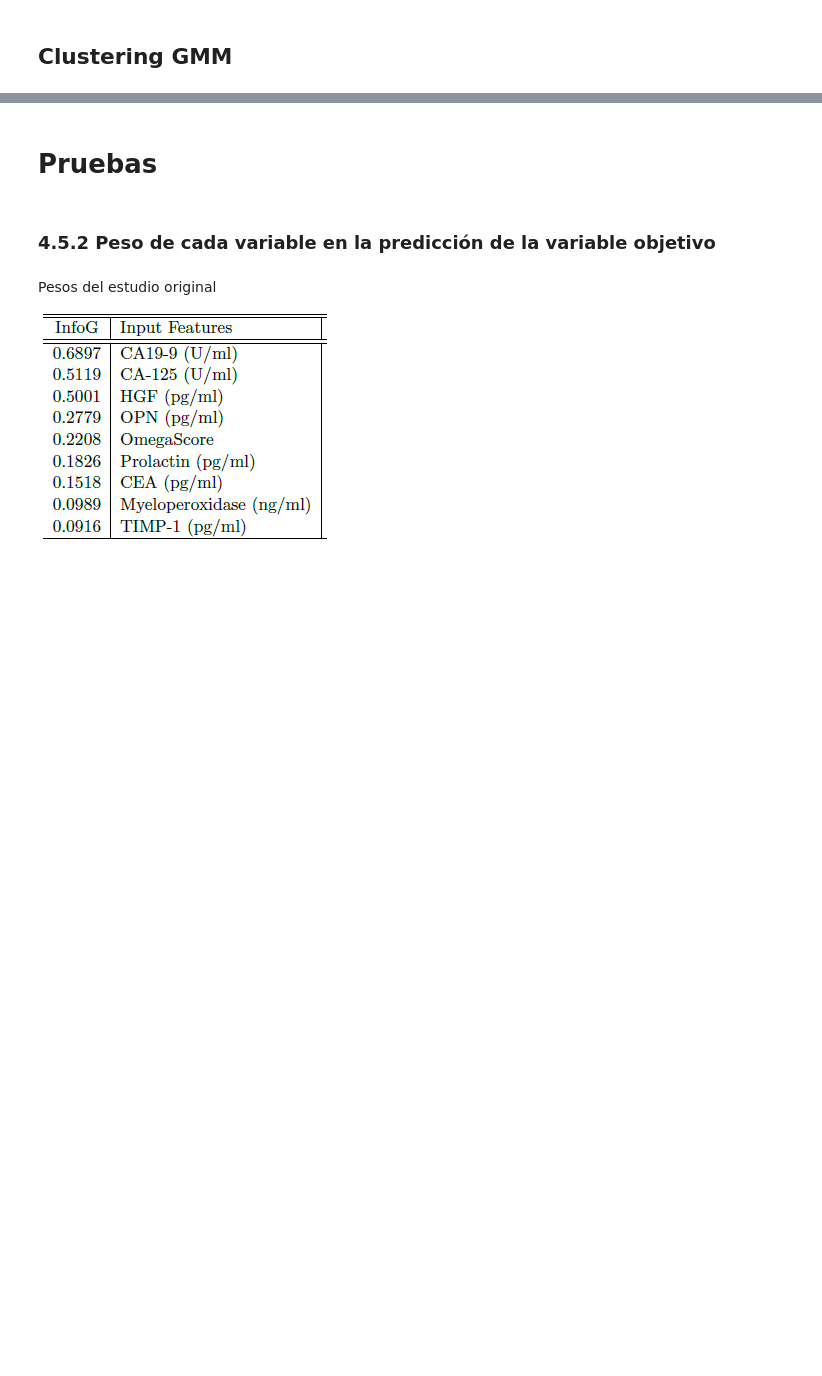
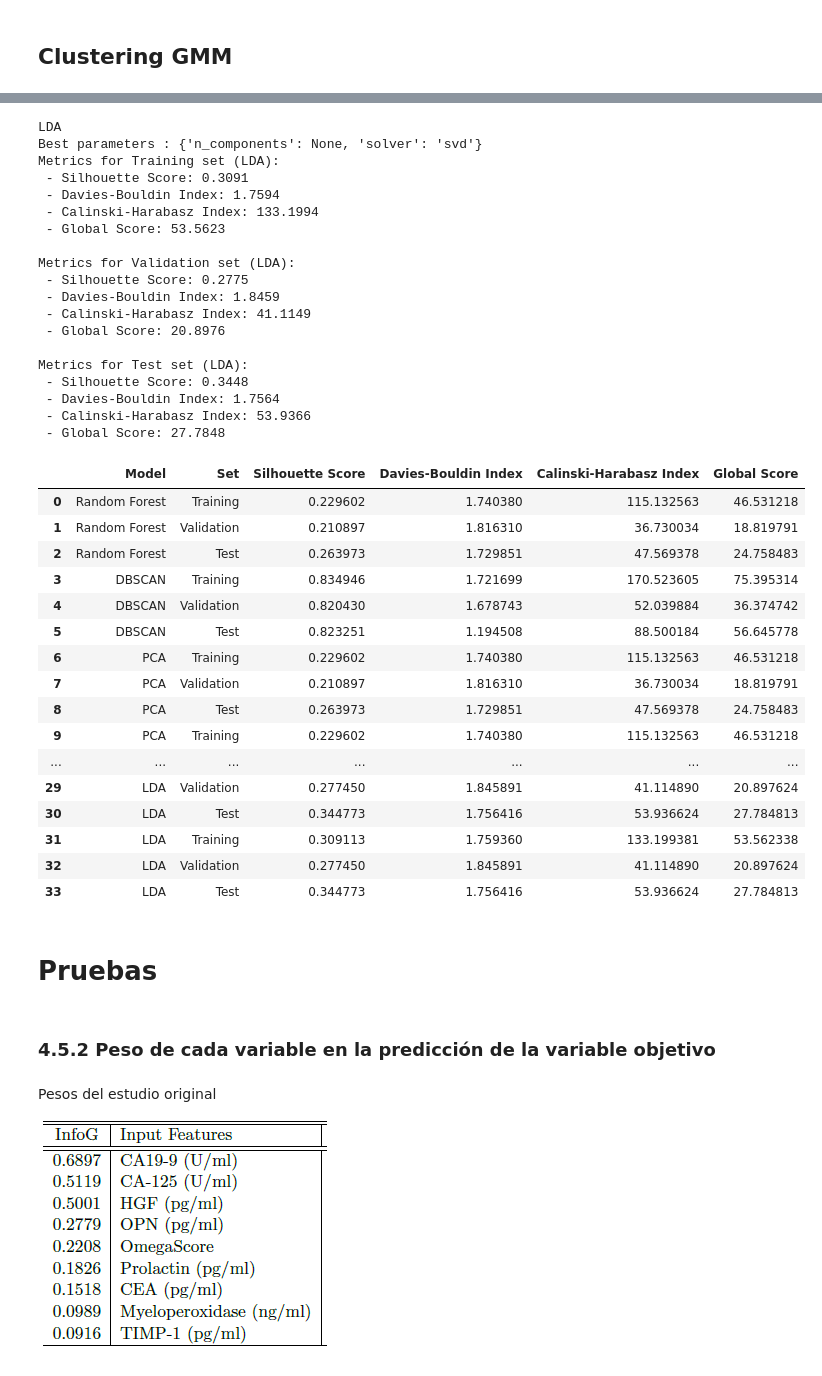
Before and after one commit to Lusku/kschool_master, a Jupyter notebook: TFM_Simple.ipynb, the cells around one changed output, grey strips where cells are left out. Drawn from its saved outputs; the diff is of its cells as text; code cells hidden in the pictures; blank space fills up the shorter version.

```diff
--- a/TFM_Simple.ipynb
+++ b/TFM_Simple.ipynb
@@ -1768,2 +2019,81 @@ tabla_results_NS_df.to_excel('model_results_NS.xlsx', index=False)
+# %%
+from sklearn.discriminant_analysis import LinearDiscriminantAnalysis
+from sklearn.linear_model import LogisticRegression
+from sklearn.pipeline import Pipeline
+from sklearn.preprocessing import StandardScaler
+from sklearn.model_selection import GridSearchCV
+
+model_name = 'LDA'
+print(model_name)
+
+lda = LinearDiscriminantAnalysis()
+
+n_features = X_train_prep.shape[1]
+n_classes = len(np.unique(y_train))
+max_components = min(n_features, n_classes - 1)
+
+# Definir los hiperparámetros a buscar
+param_grid = {
+    'solver': ['svd', 'lsqr', 'eigen'],
+    'n_components': [None] + list(range(1, max_components + 1))
+}
+
+# Definir GridSearchCV
+grid_search = GridSearchCV(lda, param_grid, cv=5, scoring='accuracy')
+
+# Entrenar el modelo con los datos de entrenamiento y encontrar los mejores hiperparámetros
+grid_search.fit(X_train_prep, y_train)
+
+# Obtener el mejor modelo y sus hiperparámetros
+model_LDA = grid_search.best_estimator_
+best_params = grid_search.best_params_
+print(f"Best parameters : {best_params}")
+
+model_LDA.fit(X_train_prep, y_train)
+
+labels_train = model_LDA.predict(X_train_prep)
+labels_val = model_LDA.predict(X_val_prep)
+labels_test = model_LDA.predict(X_test_prep)
+
+mostrar_estadisticas_guardar_tabla_NS(X_train_prep, labels_train, "Training", model_name)
+mostrar_estadisticas_guardar_tabla_NS(X_val_prep, labels_val, "Validation", model_name)
+mostrar_estadisticas_guardar_tabla_NS(X_test_prep, labels_test, "Test", model_name)
+# %% [output]
+LDA
+Best parameters : {'n_components': None, 'solver': 'svd'}
+Metrics for Training set (LDA):
+ - Silhouette Score: 0.3091
+ - Davies-Bouldin Index: 1.7594
+ - Calinski-Harabasz Index: 133.1994
+ - Global Score: 53.5623
+
+Metrics for Validation set (LDA):
+ - Silhouette Score: 0.2775
+ - Davies-Bouldin Index: 1.8459
+ - Calinski-Harabasz Index: 41.1149
+ - Global Score: 20.8976
+
+Metrics for Test set (LDA):
+ - Silhouette Score: 0.3448
+ - Davies-Bouldin Index: 1.7564
+ - Calinski-Harabasz Index: 53.9366
+ - Global Score: 27.7848
+|  | Model | Set | Silhouette Score | Davies-Bouldin Index | Calinski-Harabasz Index | Global Score |
+| 0 | Random Forest | Training | 0.229602 | 1.740380 | 115.132563 | 46.531218 |
+| 1 | Random Forest | Validation | 0.210897 | 1.816310 | 36.730034 | 18.819791 |
+| 2 | Random Forest | Test | 0.263973 | 1.729851 | 47.569378 | 24.758483 |
+| 3 | DBSCAN | Training | 0.834946 | 1.721699 | 170.523605 | 75.395314 |
+| 4 | DBSCAN | Validation | 0.820430 | 1.678743 | 52.039884 | 36.374742 |
+| 5 | DBSCAN | Test | 0.823251 | 1.194508 | 88.500184 | 56.645778 |
+| 6 | PCA | Training | 0.229602 | 1.740380 | 115.132563 | 46.531218 |
+| 7 | PCA | Validation | 0.210897 | 1.816310 | 36.730034 | 18.819791 |
+| 8 | PCA | Test | 0.263973 | 1.729851 | 47.569378 | 24.758483 |
+| 9 | PCA | Training | 0.229602 | 1.740380 | 115.132563 | 46.531218 |
+| ... | ... | ... | ... | ... | ... | ... |
+| 29 | LDA | Validation | 0.277450 | 1.845891 | 41.114890 | 20.897624 |
+| 30 | LDA | Test | 0.344773 | 1.756416 | 53.936624 | 27.784813 |
+| 31 | LDA | Training | 0.309113 | 1.759360 | 133.199381 | 53.562338 |
+| 32 | LDA | Validation | 0.277450 | 1.845891 | 41.114890 | 20.897624 |
+| 33 | LDA | Test | 0.344773 | 1.756416 | 53.936624 | 27.784813 |
 # %% [markdown]
 # Pruebas
```
Also changed, not shown: parts of 64 cells of this notebook.
